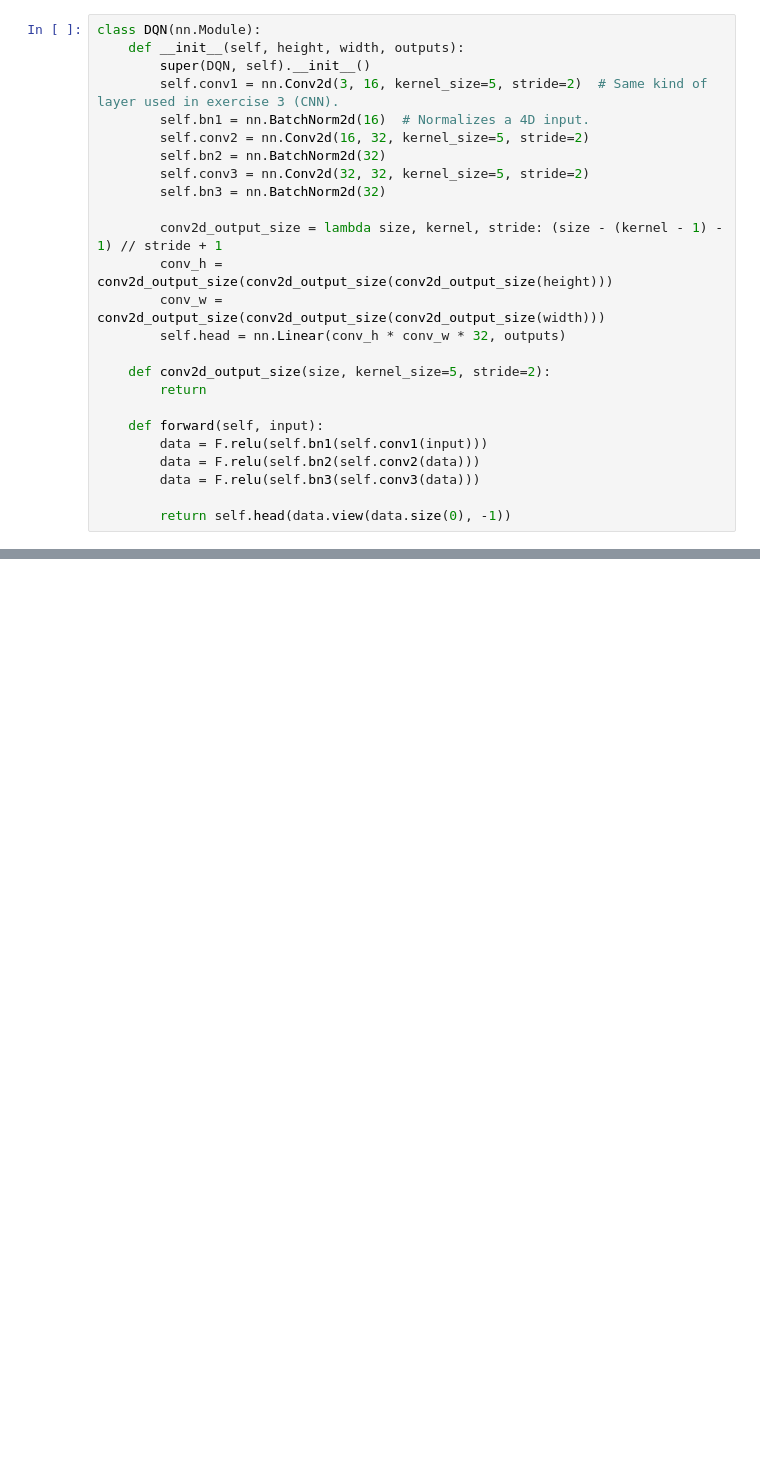
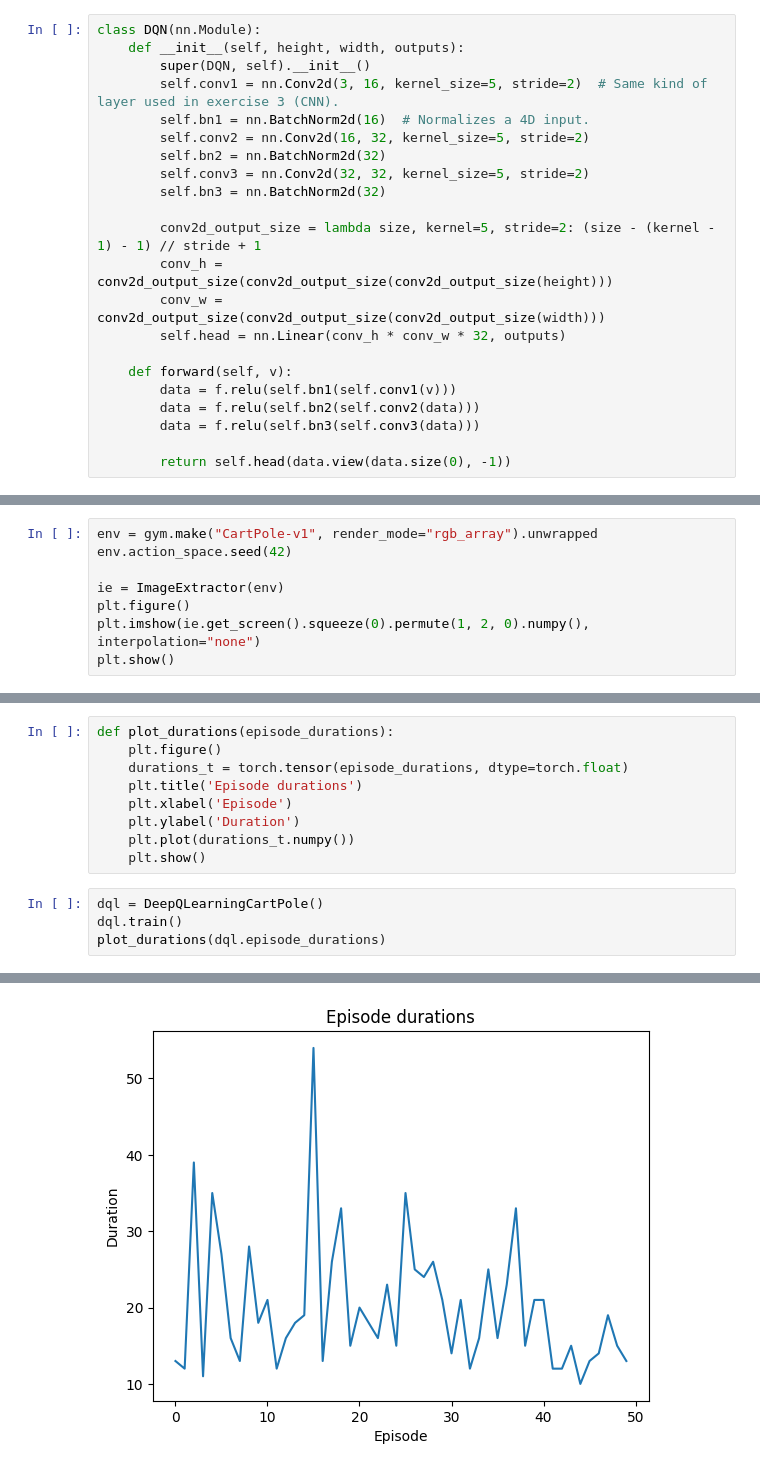
Before and after one commit to trthingnes/IDATT2502-ML, a Jupyter notebook: 08/CartPoleDQL.ipynb, the cells around one changed output, grey strips where cells are left out. Drawn from its saved outputs; the diff is of its cells as text; blank space fills up the shorter version.

```diff
--- a/08/CartPoleDQL.ipynb
+++ b/08/CartPoleDQL.ipynb
@@ -33,17 +43,14 @@ class DQN(nn.Module):
         self.conv3 = nn.Conv2d(32, 32, kernel_size=5, stride=2)
         self.bn3 = nn.BatchNorm2d(32)
 
-        conv2d_output_size = lambda size, kernel, stride: (size - (kernel - 1) - 1) // stride + 1
+        conv2d_output_size = lambda size, kernel=5, stride=2: (size - (kernel - 1) - 1) // stride + 1
         conv_h = conv2d_output_size(conv2d_output_size(conv2d_output_size(height)))
         conv_w = conv2d_output_size(conv2d_output_size(conv2d_output_size(width)))
         self.head = nn.Linear(conv_h * conv_w * 32, outputs)
 
-    def conv2d_output_size(size, kernel_size=5, stride=2):
-        return
-
-    def forward(self, input):
-        data = F.relu(self.bn1(self.conv1(input)))
-        data = F.relu(self.bn2(self.conv2(data)))
-        data = F.relu(self.bn3(self.conv3(data)))
+    def forward(self, v):
+        data = f.relu(self.bn1(self.conv1(v)))
+        data = f.relu(self.bn2(self.conv2(data)))
+        data = f.relu(self.bn3(self.conv3(data)))
 
         return self.head(data.view(data.size(0), -1))
@@ -49,0 +89,8 @@ class DQN(nn.Module):
+# %%
+env = gym.make("CartPole-v1", render_mode="rgb_array").unwrapped
+env.action_space.seed(42)
+
+ie = ImageExtractor(env)
+plt.figure()
+plt.imshow(ie.get_screen().squeeze(0).permute(1, 2, 0).numpy(), interpolation="none")
+plt.show()
@@ -49,0 +212,14 @@ class DQN(nn.Module):
+# %%
+def plot_durations(episode_durations):
+    plt.figure()
+    durations_t = torch.tensor(episode_durations, dtype=torch.float)
+    plt.title('Episode durations')
+    plt.xlabel('Episode')
+    plt.ylabel('Duration')
+    plt.plot(durations_t.numpy())
+    plt.show()
+# %%
+dql = DeepQLearningCartPole()
+dql.train()
+plot_durations(dql.episode_durations)
+# %% [output]
@@ -49,0 +231 @@ class DQN(nn.Module):
+[figure, added]
```
Also changed, not shown: parts of 6 cells of this notebook, 1 other file.
